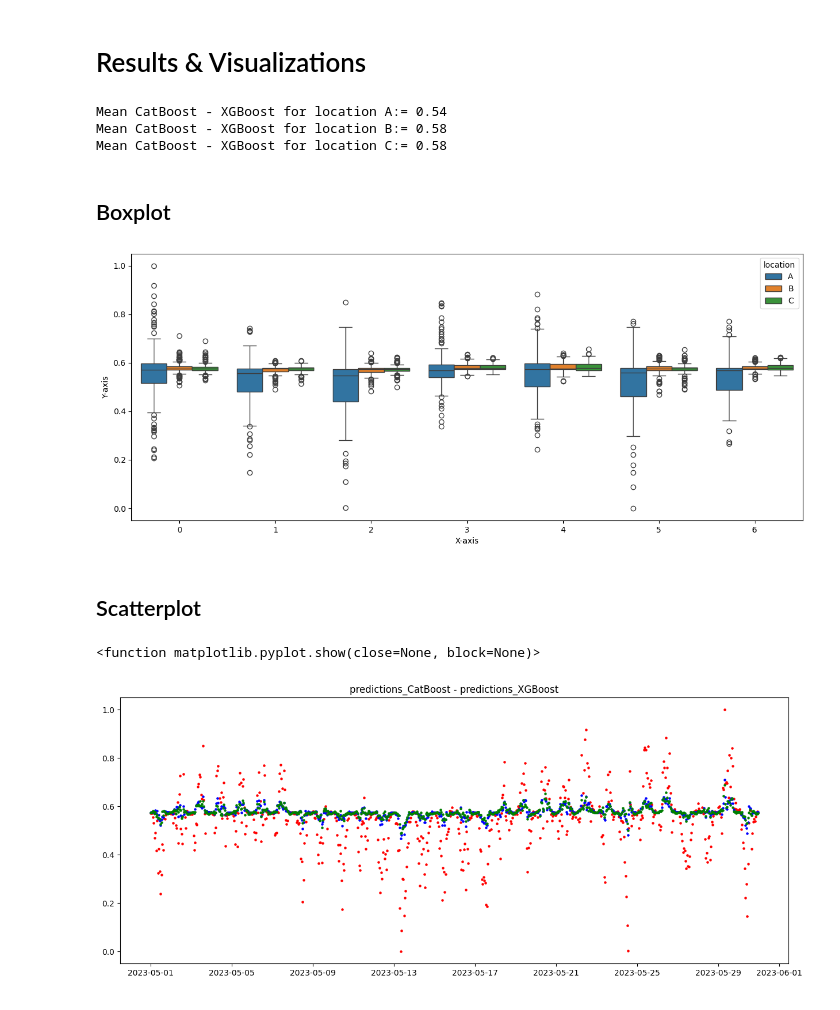
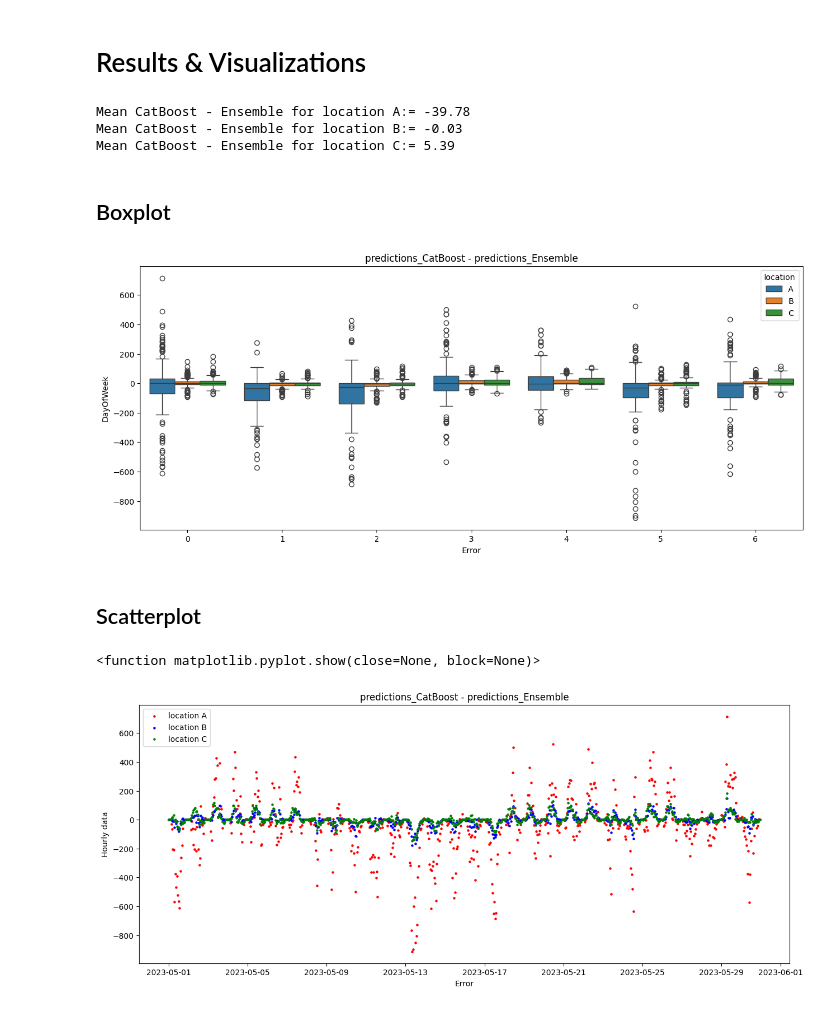
Before and after one commit to simenstang/TDT4173, a Jupyter notebook: data/masterplan/error_between_models/calculate_error.ipynb, the cells around one changed output. Cells and saved outputs as stored; diff of their text form; code cells hidden in the pictures.

Commit message:
ensemble

```diff
--- a/data/masterplan/error_between_models/calculate_error.ipynb
+++ b/data/masterplan/error_between_models/calculate_error.ipynb
@@ -10,8 +10,8 @@ import matplotlib.pyplot as plt
 import seaborn as sns
 # %%
 df = pd.DataFrame()
-df_catboost = pd.read_csv('../catboost/predictions.csv')
-df_xgboost = pd.read_csv('../xgboost/predictions_5.csv')
+df_catboost = pd.read_csv('../notable_kaggle_submissions/150_cat_boost.csv')
+df_xgboost = pd.read_csv('../notable_kaggle_submissions/151_ensemble(cat+gluon+xgb).csv')
 # %%
 df['predictions_catboost'] = df_catboost['prediction']
 df['predictions_xgboost'] = df_xgboost['prediction']
@@ -53,27 +71,27 @@ error_a = round(np.mean(df_a['error']), 2)
 error_b = round(np.mean(df_b['error']), 2)
 error_c = round(np.mean(df_c['error']), 2)
 
-print('Mean CatBoost - XGBoost for location A:= ' + str(error_a))
-print('Mean CatBoost - XGBoost for location B:= ' + str(error_b))
-print('Mean CatBoost - XGBoost for location C:= ' + str(error_c))
+print('Mean CatBoost - Ensemble for location A:= ' + str(error_a))
+print('Mean CatBoost - Ensemble for location B:= ' + str(error_b))
+print('Mean CatBoost - Ensemble for location C:= ' + str(error_c))
 # %% [output]
-Mean CatBoost - XGBoost for location A:= 0.54
-Mean CatBoost - XGBoost for location B:= 0.58
-Mean CatBoost - XGBoost for location C:= 0.58
+Mean CatBoost - Ensemble for location A:= -39.78
+Mean CatBoost - Ensemble for location B:= -0.03
+Mean CatBoost - Ensemble for location C:= 5.39
 # %% [markdown]
 ## Boxplot
 # %%
 # Plotting
 plt.figure(figsize=(15,6))
 
 sns.boxplot(x='dayofweek', y='error', hue='location', data=df)
 
-plt.title('predictions_CatBoost - predictions_XGBoost')
+plt.title('predictions_CatBoost - predictions_Ensemble')
 plt.xlabel("Error")
 plt.ylabel("DayOfWeek")
 plt.show()
 # %% [output]
-[figure, old version]
+[figure, new version]
 # %% [markdown]
 ## Scatterplot
 # %%
@@ -84,11 +102,12 @@ plt.scatter(x=df_a.index, y=df_a['error'], s=5, label='location A', color='red')
 plt.scatter(x=df_b.index, y=df_b['error'], s=5, label='location B', color='blue')
 plt.scatter(x=df_c.index, y=df_c['error'], s=5, label='location C', color='green')
 
-plt.title('predictions_CatBoost - predictions_XGBoost')
+plt.title('predictions_CatBoost - predictions_Ensemble')
 plt.xlabel("Error")
 plt.ylabel("Hourly data")
 
+plt.legend()
 plt.show
 # %% [output]
 <function matplotlib.pyplot.show(close=None, block=None)>
-[figure, old version]
+[figure, new version]
```
Also changed, not shown: parts of 1 cell of this notebook, 2 other files.
